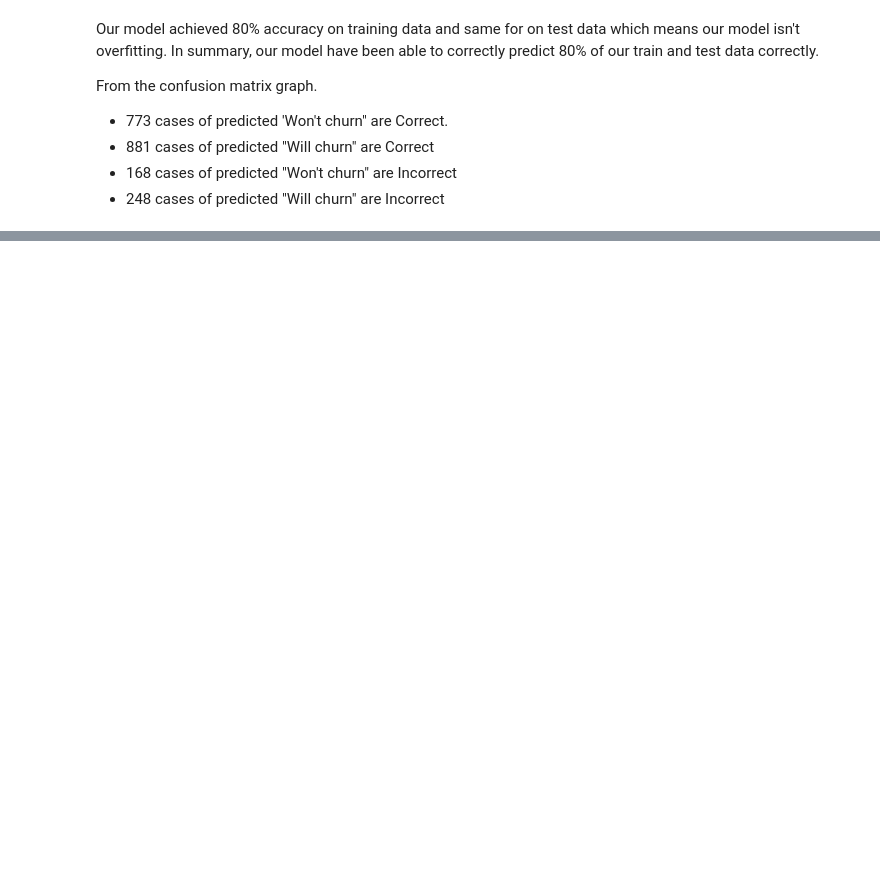
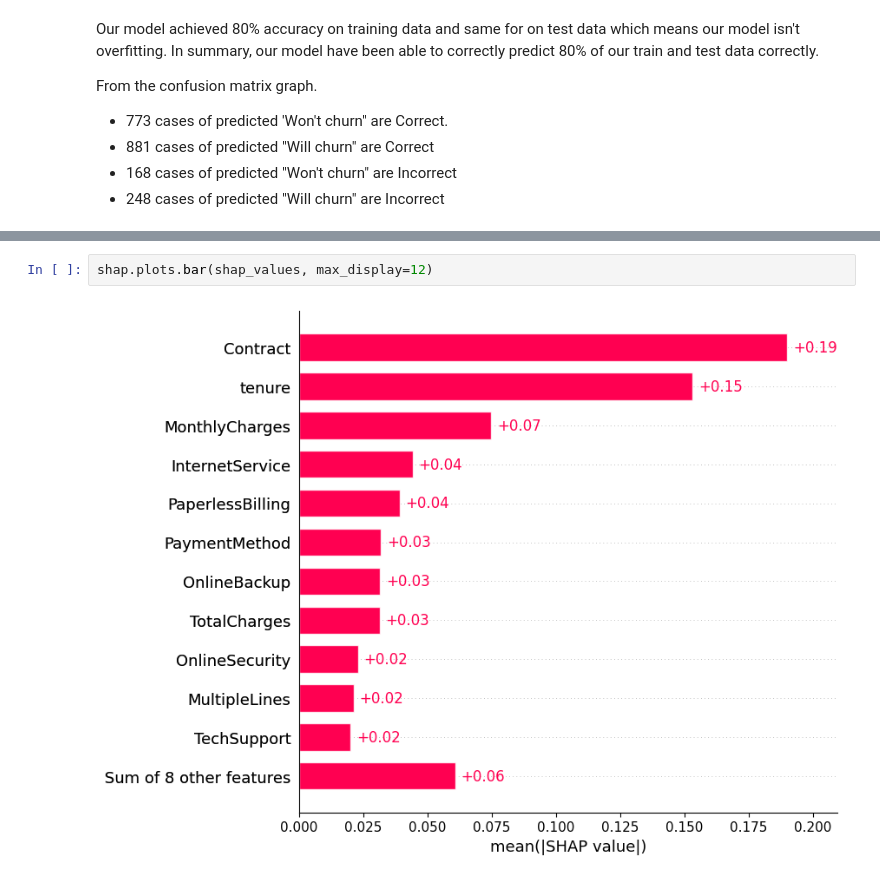
Before and after one commit to Paulerpro/Telecom-Customer-Churn-Predictor, a Jupyter notebook: tel_col.ipynb, the cells around one changed output, grey strips where cells are left out. Cells and saved outputs as stored; diff of their text form; blank space fills up the shorter version.

```diff
--- a/tel_col.ipynb
+++ b/tel_col.ipynb
@@ -522,0 +553,4 @@ MODEL EXPLAINABILITY
+# %%
+shap.plots.bar(shap_values, max_display=12)
+# %% [output]
+[figure, added]
```
Also changed, not shown: parts of 9 cells of this notebook.
